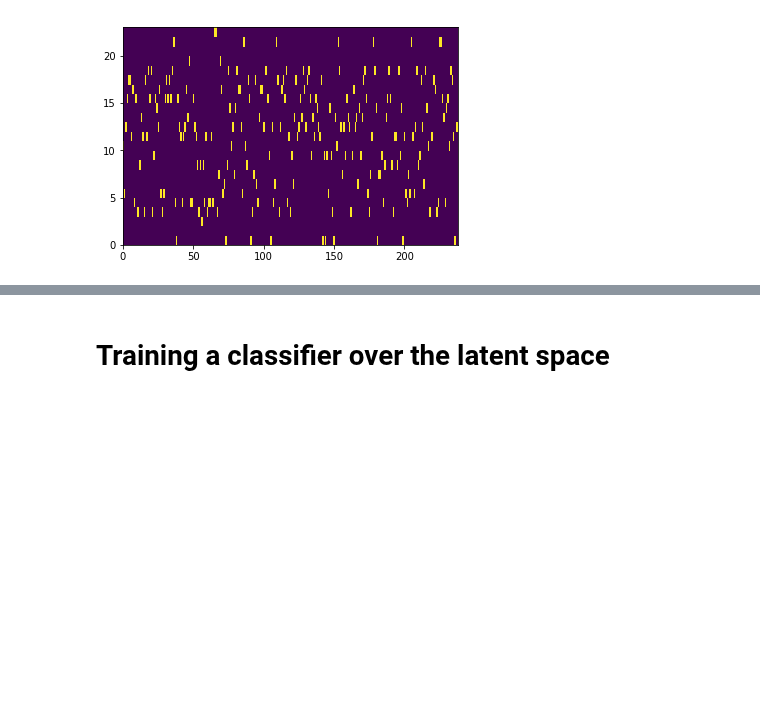
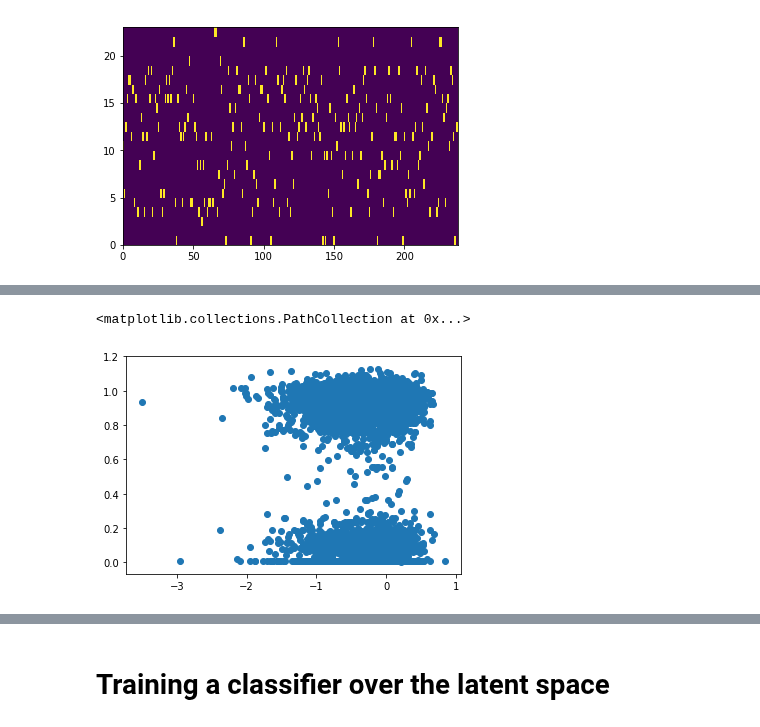
Before and after one commit to anihamde/VAE_protein_function, a Jupyter notebook: semi-supervised_GFP.ipynb, the cells around one changed output, grey strips where cells are left out. Drawn from its saved outputs; the diff is of its cells as text; code cells hidden in the pictures; blank space fills up the shorter version.

```diff
--- a/semi-supervised_GFP.ipynb
+++ b/semi-supervised_GFP.ipynb
@@ -1030,0 +999,2 @@ plt.show()
+# %%
+reshaped_fit_sarkisyan = np.array(m(fit_total.reshape(len(fit_total) * PRUNED_SEQ_LENGTH, len(ORDER_LIST))).reshape(len(fit_total), PRUNED_SEQ_LENGTH, len(ORDER_LIST)).transpose(2, 1))
@@ -1030,0 +1170,5 @@ plt.show()
+# %%
+plt.scatter(fitnesses_vs_wt, sarkisyan['quantitative_function'][0:sample_size])
+# %% [output]
+<matplotlib.collections.PathCollection at 0x...>
+[figure, added]
```
Also changed, not shown: parts of 51 cells of this notebook.
